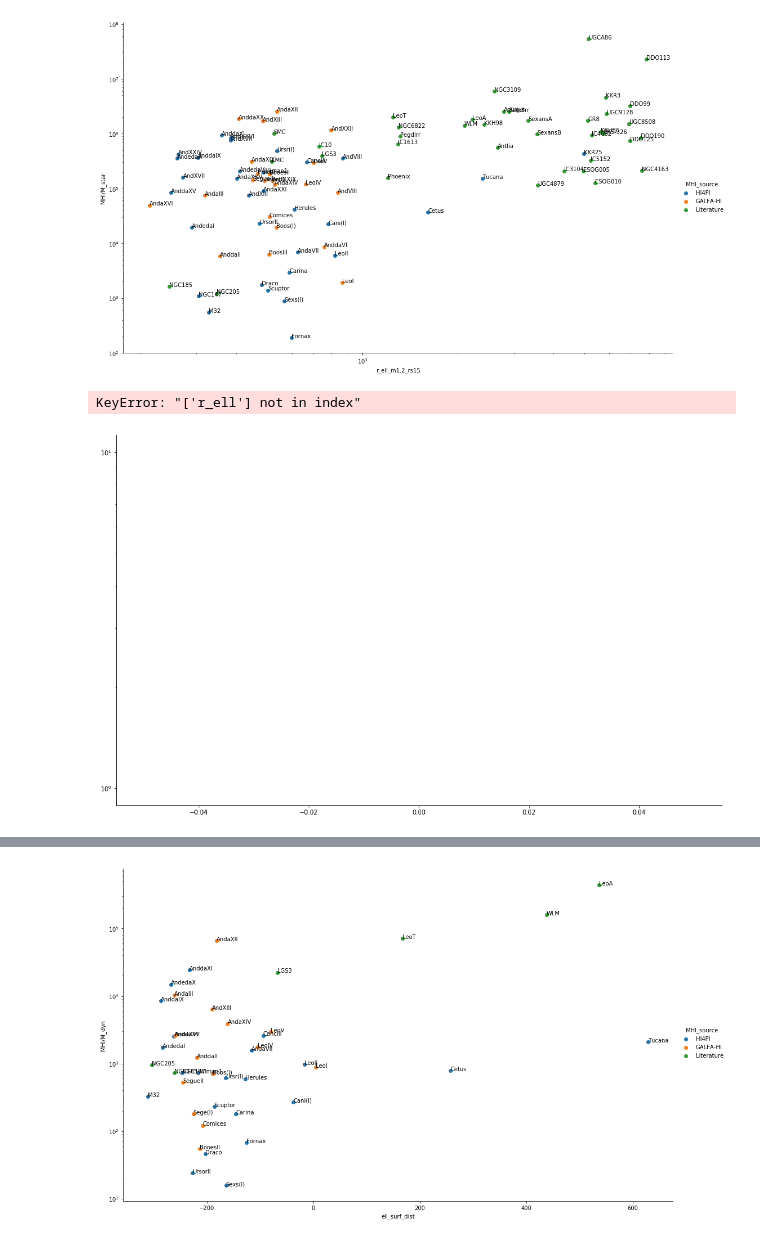
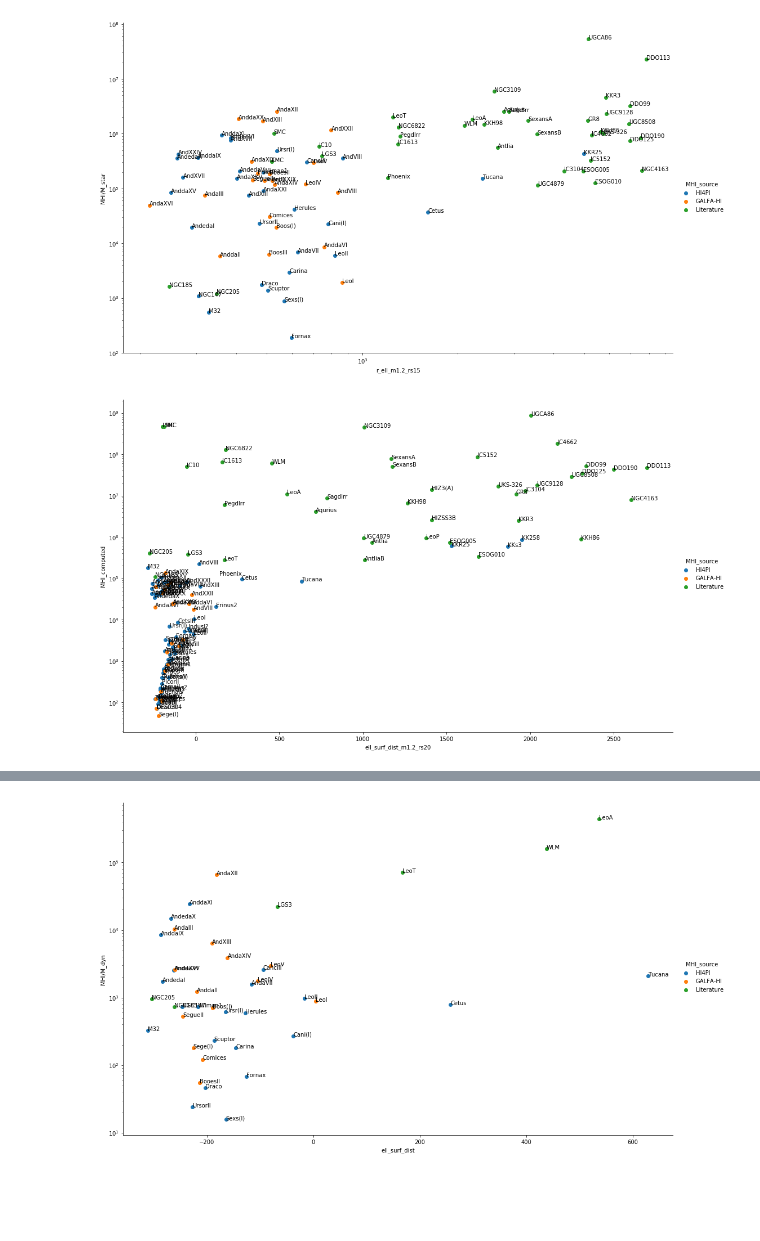
Before and after one commit to janagrc/HIdwarflimits, a Jupyter notebook: HI_Limits.ipynb, the cells around one changed output, grey strips where cells are left out. Drawn from its saved outputs; the diff is of its cells as text; code cells hidden in the pictures; blank space fills up the shorter version.

```diff
--- a/HI_Limits.ipynb
+++ b/HI_Limits.ipynb
@@ -396,10 +397,10 @@ for i, row in gals_merged.iterrows():
 
     for q, row in add_hi4pi.iterrows():
         if (add_hi4pi['GalaxyName'][q] == gals_merged['GalaxyName'][i]):
-            if ((add_hi4pi['med_std_30arcmin(K)'][q]*5*0.6*10*2.36E5*(gals_merged['dist_mpc'][i]*gals_merged['dist_mpc'][i])) < gals_merged['MHI_computed'][i]):
-                gals_merged.loc[gals_merged['GalaxyName'] == add_hi4pi['GalaxyName'][q], '1sigma_HUU'] = add_hi4pi['med_std_30arcmin(K)'][q]
-                gals_merged.loc[gals_merged['GalaxyName'] == add_hi4pi['GalaxyName'][q], 'HUU'] = add_hi4pi['med_std_30arcmin(K)'][q]*5*0.6*10*2.36E5*(gals_merged['dist_mpc'][i]*gals_merged['dist_mpc'][i])
-                print("HUU_ADD",add_hi4pi['GalaxyName'][q],gals_merged['GalaxyName'][i],gals_merged['HUU'][i])
+            #if ((add_hi4pi['med_std_30arcmin(K)'][q]*5*0.6*10*2.36E5*(gals_merged['dist_mpc'][i]*gals_merged['dist_mpc'][i])) < gals_merged['MHI_computed'][i]):
+            gals_merged.loc[gals_merged['GalaxyName'] == add_hi4pi['GalaxyName'][q], '1sigma_HUU'] = add_hi4pi['med_std_30arcmin(K)'][q]
+            gals_merged.loc[gals_merged['GalaxyName'] == add_hi4pi['GalaxyName'][q], 'HUU'] = add_hi4pi['med_std_30arcmin(K)'][q]*5*0.6*10*2.36E5*(gals_merged['dist_mpc'][i]*gals_merged['dist_mpc'][i])
+            print("HUU_ADD",add_hi4pi['GalaxyName'][q],gals_merged['GalaxyName'][i],gals_merged['HUU'][i])
 
     if((gals_merged['MHI'][i] != 99.90) & (gals_merged['MHI'][i] != 0) & (gals_merged['MHI'][i] != np.nan) & (gals_merged['Data'][i] == 'x') & (gals_merged['GalaxyName'][i] not in ['Sculptor','Fornax'])):
         gals_merged.loc[gals_merged['GalaxyName'] == gals_merged['GalaxyName'][i], 'LIT'] = (gals_merged['MHI'][i])*1000000
@@ -504,7 +505,7 @@ for i, row in gals_merged.iterrows():
         print(gals_merged['GalaxyName'][i],'HNV')
 
 
-    if((gals_merged['MHI'][i] != 99.90) & (gals_merged['MHI'][i] != 0) & (gals_merged['MHI'][i] != np.nan) & (gals_merged['Data'][i] == 'x') & (gals_merged['GalaxyName'][i] not in ['Sculptor','Fornax'])):
+    if((gals_merged['MHI'][i] != 99.90) & (gals_merged['MHI'][i] != 0) & (gals_merged['MHI'][i] != np.nan) & (gals_merged['Data'][i] == 'x') & (gals_merged['GalaxyName'][i] not in ['Sculptor','Fornax','Phoenix'])):
         gals_merged.loc[gals_merged['GalaxyName'] == gals_merged['GalaxyName'][i], 'MHI_computed'] = (gals_merged['MHI'][i])*1000000
         gals_merged.loc[gals_merged['GalaxyName'] == gals_merged['GalaxyName'][i], 'MHI_source'] = 'Literature'
         gals_merged.loc[gals_merged['GalaxyName'] == gals_merged['GalaxyName'][i], 'MHI_type'] = 'detected_mass'
@@ -602,7 +606,7 @@ gals_merged['MHI/M_star'] = np.nan
 for i, row in gals_merged.iterrows():
     if(gals_merged['M_star'][i] == '---'):
         gals_merged['M_star'][i] = np.nan
-    gals_merged['MHI/M_star'][i] = gals_merged['MHI_computed'][i]/pd.to_numeric(gals_merged['M_star'][i])
+    gals_merged['MHI/M_star'][i] = gals_merged['MHI_computed'][i]/(pd.to_numeric(gals_merged['M_star'][i])*1000000)
 # %% [output]
 A value is trying to be set on a copy of a slice from a DataFrame
 
@@ -618,7 +622,7 @@ gals_merged['MHI/M_dyn'] = np.nan
 for i, row in gals_merged.iterrows():
     if(gals_merged['M_dyn_r_h'][i] == '---'):
         gals_merged['M_dyn_r_h'][i] = np.nan
-    gals_merged['MHI/M_dyn'][i] = gals_merged['MHI_computed'][i]/pd.to_numeric(gals_merged['M_dyn_r_h'][i])
+    gals_merged['MHI/M_dyn'][i] = gals_merged['MHI_computed'][i]/(pd.to_numeric(gals_merged['M_dyn_r_h'][i])*1000000)
 # %% [output]
 A value is trying to be set on a copy of a slice from a DataFrame
 
@@ -1018,23 +1043,22 @@ plt.show()
 # %%
 #r_ell, normalized with labels, ylog only scale
 fg = sb.FacetGrid(data=gals_merged, hue='MHI_source', height = 9,aspect=1.61)
 fg.set(xscale="linear", yscale="log")
-fg.map(plt.scatter, 'r_ell', 'MHI/M_star').add_legend()
+fg.map(plt.scatter, 'ell_surf_dist_m1.2_rs20', 'MHI_computed').add_legend()
 #print(gals_merged.count())
 for i, txt in enumerate(gals_merged.GalaxyName):
     #print(i,gals_merged['GalaxyName'][i],txt)
-    if((pd.notnull(gals_merged['r_ell'][i])) & (pd.notnull(gals_merged['MHI/M_star'][i]))):
+    if((pd.notnull(gals_merged['ell_surf_dist_m1.2_rs20'][i])) & (pd.notnull(gals_merged['MHI_computed'][i]))):
             #print(i,txt,gals_merged['dist_kpc'][i],gals_merged['MHI_computed'][i],gals_merged['GalaxyName'][i])
             #label = txt[0:3]
             if (len(txt) > 7):
                 label = txt[0:3]+txt[-4:]
             else:
                 label = txt
-            plt.annotate(label,(gals_merged['r_ell'].iat[i],gals_merged['MHI/M_star'].iat[i]))
+            plt.annotate(label,(gals_merged['ell_surf_dist_m1.2_rs20'].iat[i],gals_merged['MHI_computed'].iat[i]))
 plt.show()
 # %% [output]
-KeyError: "['r_ell'] not in index"
-[figure, old version]
+[figure, new version]
 # %%
 #r_ell, normalized with labels, ylog only scale
 fg = sb.FacetGrid(data=gals_merged, hue='MHI_source', height = 9,aspect=1.61)
```
Also changed, not shown: parts of 21 cells of this notebook, 5 other files.
